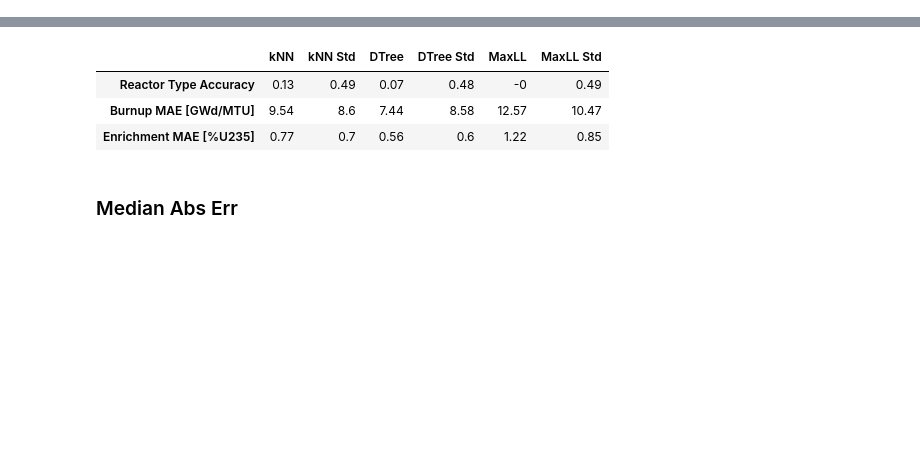
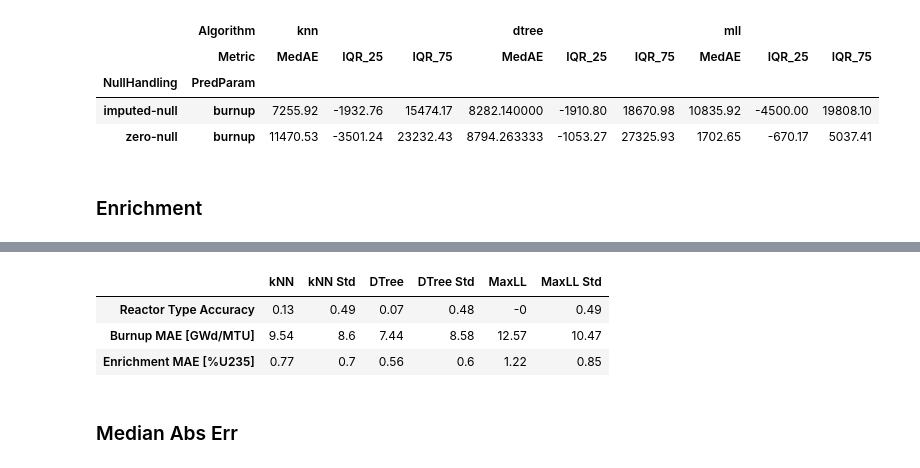
Before and after one commit to opotowsky/process_results, a Jupyter notebook: sfco-preds_mll_scikit_compare.ipynb, the cells around one changed output, grey strips where cells are left out. Cells and saved outputs as stored; diff of their text form; code cells hidden in the pictures; blank space fills up the shorter version.

Commit message:
sfcompo preds looked at

```diff
--- a/sfco-preds_mll_scikit_compare.ipynb
+++ b/sfco-preds_mll_scikit_compare.ipynb
@@ -5,0 +3,11 @@ from sklearn.metrics import accuracy_score, balanced_accuracy_score, mean_absolu
+# %%
+base = '/mnt/researchdrive/BOX_INTERNAL/opotowsky/processed_results/'
+sfco = 'sfcompo_mll_scikit_compare.pkl'
+df = pd.read_pickle(base+sfco)
+# %%
+poserr = {'Neg MAE' : 'MAE', 'Neg MedAE' : 'MedAE', 'Neg MAPE' : 'MAPE',
+          'MedAE IQR_25' : 'IQR_25', 'MedAE IQR_75' : 'IQR_75',
+          'Balanced Accuracy' : 'Bal Acc', 'Accuracy' : 'Acc'}
+df.rename(columns=poserr, inplace=True)
+err_list = ['MAE', 'MAPE', 'MedAE', 'QR_25', 'IQR_75']
+df.loc[(['imputed-null', 'zero-null'], ['burnup', 'enrichment']), (['knn', 'dtree', 'mll'], err_list)] *= -1
@@ -5,0 +56,11 @@ from sklearn.metrics import accuracy_score, balanced_accuracy_score, mean_absolu
+# %%
+err_list = ['MedAE', 'IQR_25', 'IQR_75']
+df.loc[(['imputed-null', 'zero-null'], 'burnup'), (['knn', 'dtree', 'mll'], err_list)]
+# %% [output]
+|  | Algorithm | knn |  |  | dtree |  |  | mll |  |  |
+|  | Metric | MedAE | IQR_25 | IQR_75 | MedAE | IQR_25 | IQR_75 | MedAE | IQR_25 | IQR_75 |
+| NullHandling | PredParam |  |  |  |  |  |  |  |  |  |
+| imputed-null | burnup | 7255.92 | -1932.76 | 15474.17 | 8282.140000 | -1910.80 | 18670.98 | 10835.92 | -4500.00 | 19808.10 |
+| zero-null | burnup | 11470.53 | -3501.24 | 23232.43 | 8794.263333 | -1053.27 | 27325.93 | 1702.65 | -670.17 | 5037.41 |
+# %% [markdown]
+### Enrichment
```
Also changed, not shown: parts of 19 cells of this notebook.
